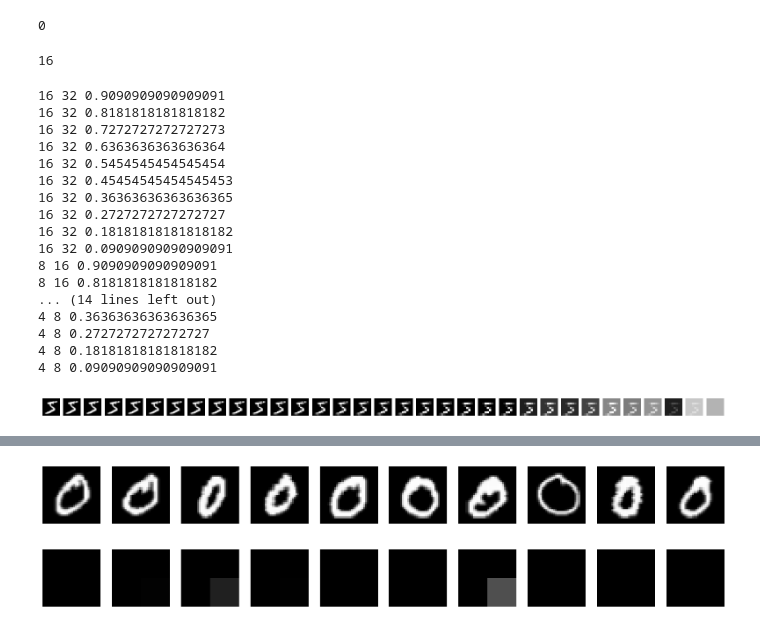
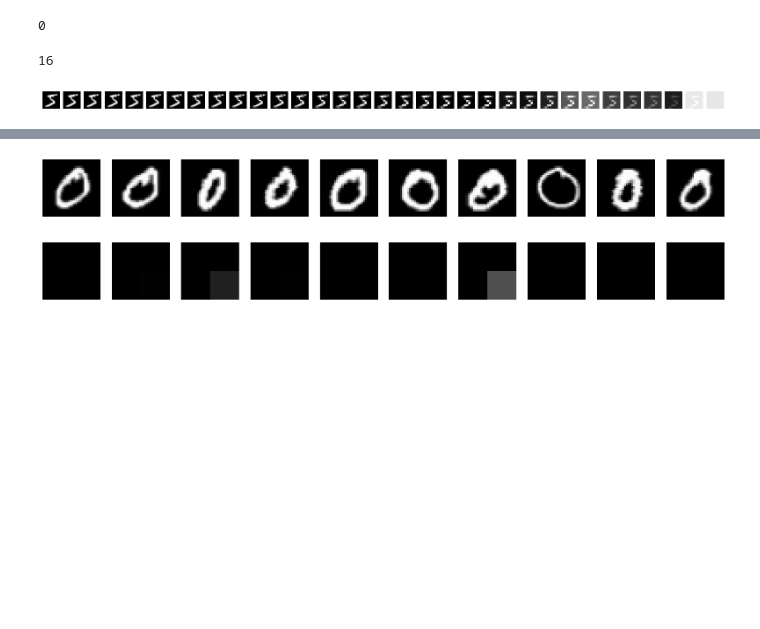
Before and after one commit to christianjensen2903/MNISTDiffusion, a Jupyter notebook: cold.ipynb, the cells around one changed output, grey strips where cells are left out. Drawn from its saved outputs; the diff is of its cells as text; code cells hidden in the pictures; blank space fills up the shorter version.

```diff
--- a/cold.ipynb
+++ b/cold.ipynb
@@ -70,6 +70,8 @@ T
 # %% [output]
 16
 # %%
+import hashlib
+
 class Pixelate:
     def __init__(self, n_between: int = 1):
         self.n_between = n_between
@@ -87,16 +89,20 @@ class Pixelate:
             size //= 2
         return count * (self.n_between + 1) - 1
 
+
     def set_image_to_random_grey(self, image: torch.Tensor):
         return image * 0 + torch.rand(1).to(image.device)
 
-    def __call__(self, image: torch.Tensor, t: int):
+    def __call__(self, image: torch.Tensor, t: int, seed: int = 0):
         """
         t = 0 -> no pixelation
         t = T -> full pixelations
         """
+        torch.manual_seed(seed)
+
         if isinstance(t, torch.Tensor):
             t = t.item()
+
         image_size = image.shape[-1]
         T = self.calculate_T(image_size)
 
@@ -114,51 +120,34 @@ class Pixelate:
                     transforms.Resize(image_size, self.interpolation),
                 ]
             )
             from_image = from_transform(image)
 
         if interpolation == 0:
             return from_image
         else:
             to_size = image_size // (2**(from_index))
 
             to_transform = transforms.Compose(
                 [
                     transforms.Resize(to_size, self.interpolation),
                     transforms.Resize(image_size, self.interpolation),
                 ]
             )
 
             to_image = to_transform(image)
 
             return (1 - interpolation) * from_image + interpolation * to_image
 
 pixelate = Pixelate(10)
 
 T = pixelate.calculate_T(32)
 
 for i in range(1):
     showImageList([
         pixelate(train_dataset[i][0], t) for t in range(0, T + 1)
     ])
 # %% [output]
-16 32 0.9090909090909091
-16 32 0.8181818181818182
-16 32 0.7272727272727273
-16 32 0.6363636363636364
-16 32 0.5454545454545454
-16 32 0.45454545454545453
-16 32 0.36363636363636365
-16 32 0.2727272727272727
-16 32 0.18181818181818182
-16 32 0.09090909090909091
-8 16 0.9090909090909091
-8 16 0.8181818181818182
-... (14 lines left out)
-4 8 0.36363636363636365
-4 8 0.2727272727272727
-4 8 0.18181818181818182
-4 8 0.09090909090909091
-[figure, old version]
+[figure, new version]
 # %%
 class Pixelate:
     def __init__(self, image_size, n_between: int = 1):
```
Also changed, not shown: 1 other file.
